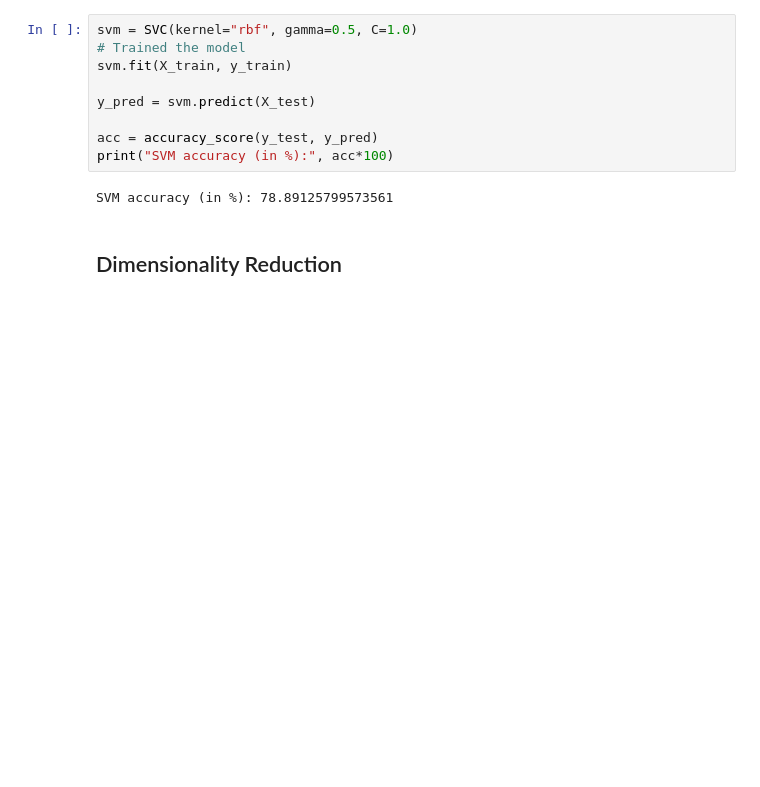
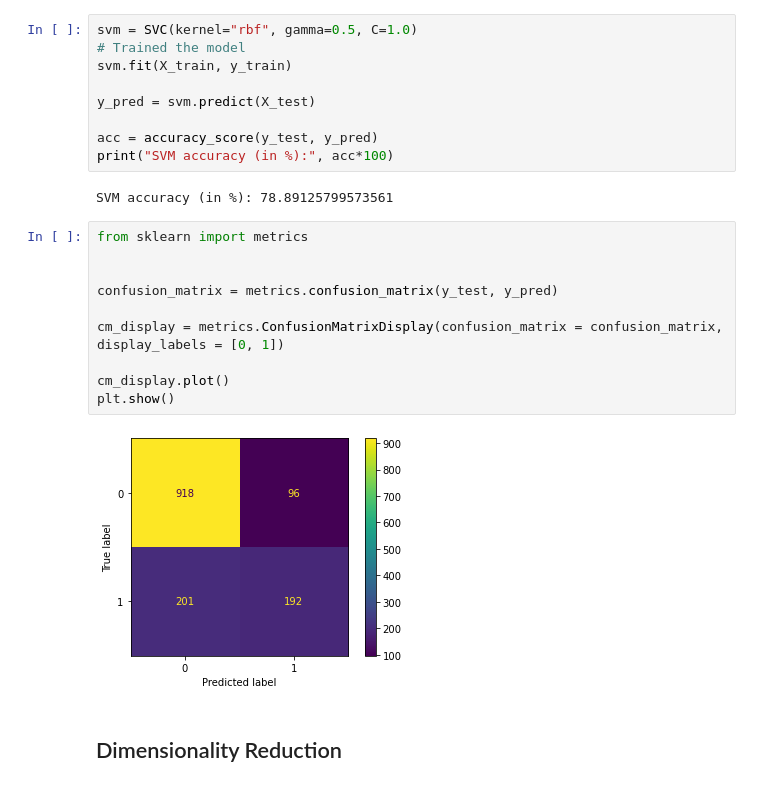
Before and after one commit to Ammon21/Telecom-Customer-Churn, a Jupyter notebook: notebook/main.ipynb, the cells around one changed output. Drawn from its saved outputs; the diff is of its cells as text; blank space fills up the shorter version.

Commit message:
confusion matrix

```diff
--- a/notebook/main.ipynb
+++ b/notebook/main.ipynb
@@ -381,6 +381,18 @@ acc = accuracy_score(y_test, y_pred)
 print("SVM accuracy (in %):", acc*100)
 # %% [output]
 SVM accuracy (in %): 78.89125799573561
+# %%
+from sklearn import metrics
+
+
+confusion_matrix = metrics.confusion_matrix(y_test, y_pred)
+
+cm_display = metrics.ConfusionMatrixDisplay(confusion_matrix = confusion_matrix, display_labels = [0, 1])
+
+cm_display.plot()
+plt.show()
+# %% [output]
+[figure, added]
 # %% [markdown]
 ## Dimensionality Reduction
 # %%
```
Also changed, not shown: parts of 5 cells of this notebook.
